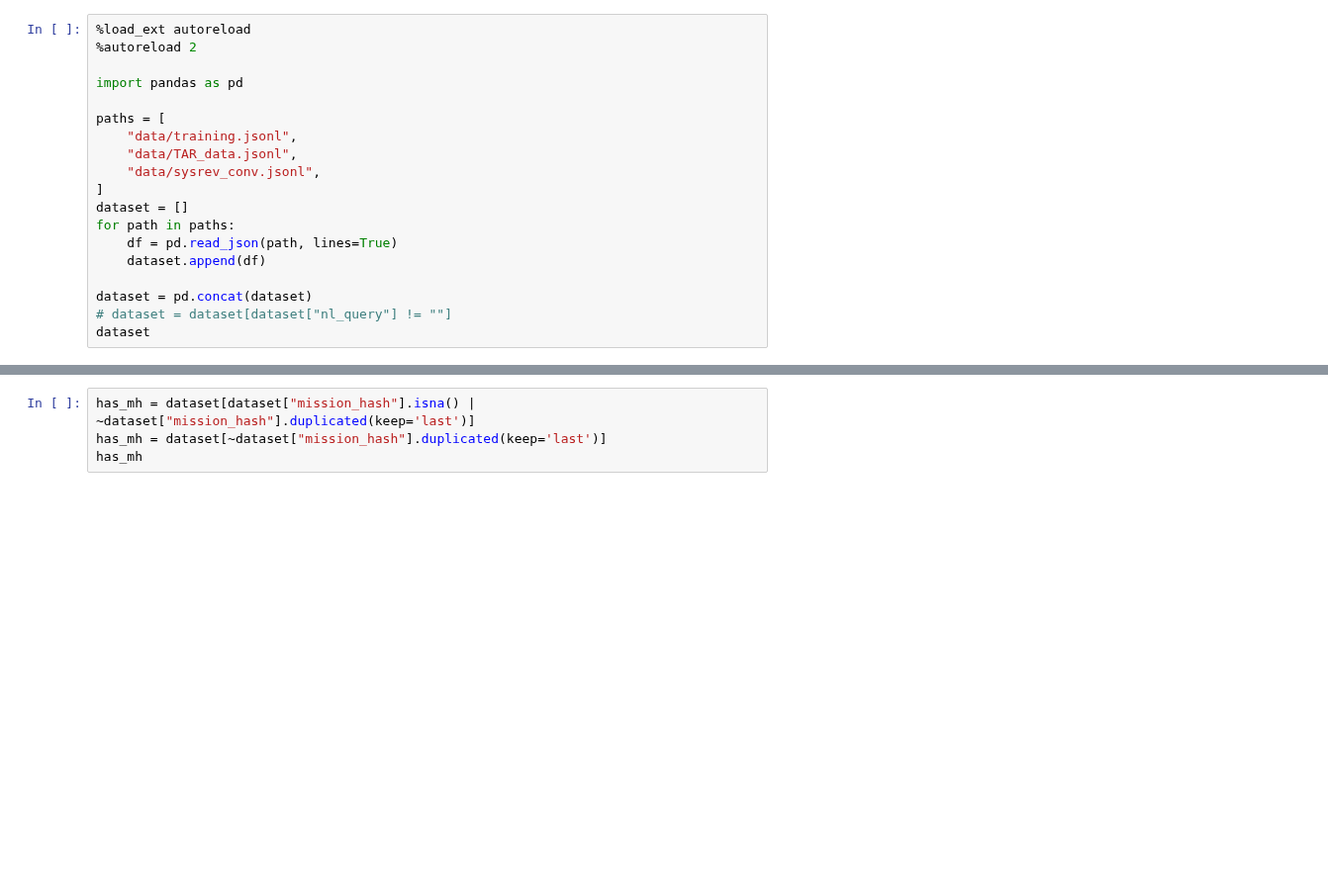
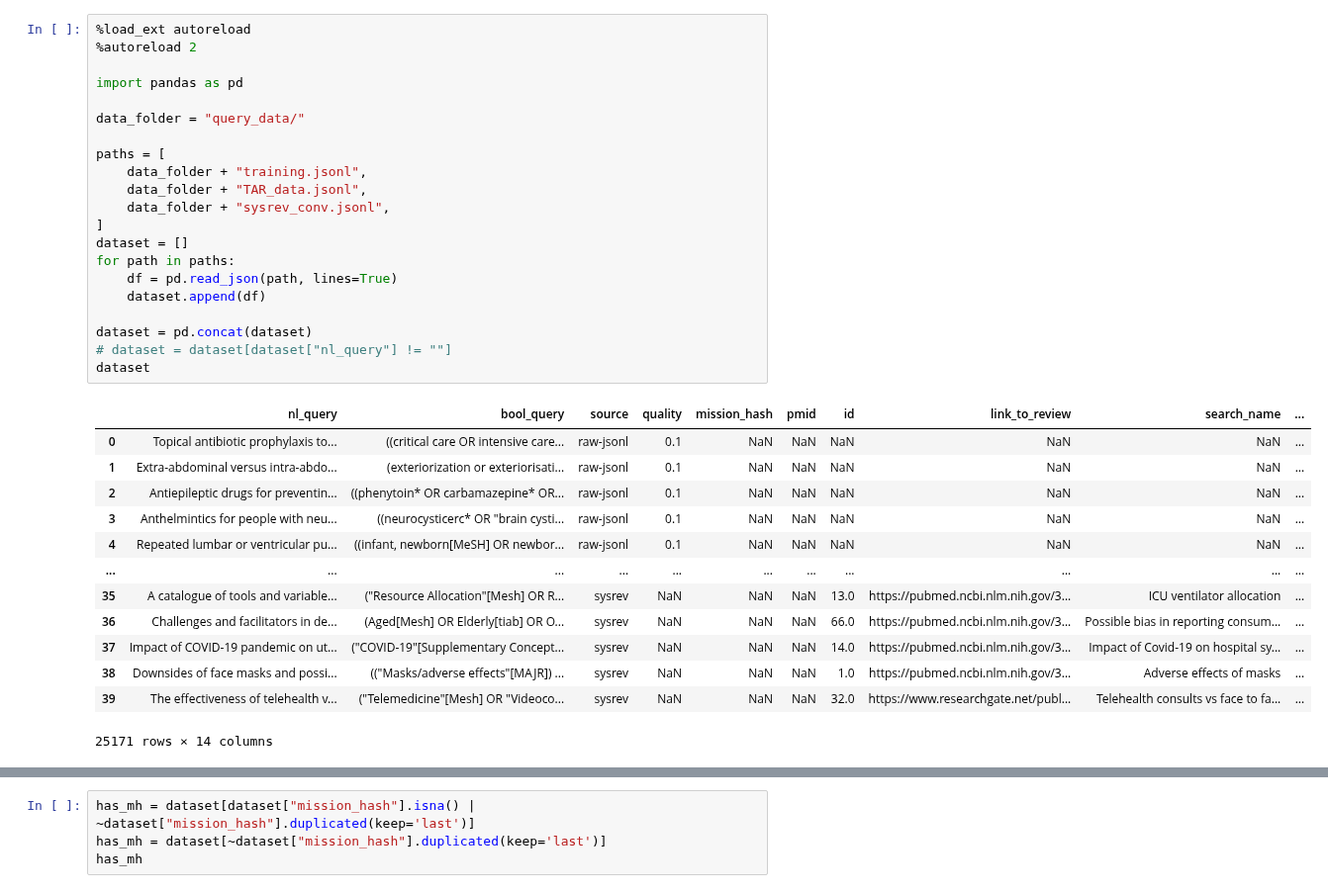
Before and after one commit to hscells-org/project-doehl-boolean-clip, a Jupyter notebook: plotting.ipynb, the cells around one changed output, grey strips where cells are left out. Shown at 99% size. Cells and saved outputs as stored; diff of their text form; blank space fills up the shorter version.

Commit message:
upload query data

```diff
--- a/plotting.ipynb
+++ b/plotting.ipynb
@@ -1,19 +1,35 @@
 # %%
 %load_ext autoreload
 %autoreload 2
 
 import pandas as pd
 
+data_folder = "query_data/"
+
 paths = [
-    "data/training.jsonl",
-    "data/TAR_data.jsonl",
-    "data/sysrev_conv.jsonl",
+    data_folder + "training.jsonl",
+    data_folder + "TAR_data.jsonl",
+    data_folder + "sysrev_conv.jsonl",
 ]
 dataset = []
 for path in paths:
     df = pd.read_json(path, lines=True)
     dataset.append(df)
 
 dataset = pd.concat(dataset)
 # dataset = dataset[dataset["nl_query"] != ""]
 dataset
+# %% [output]
+|  | nl_query | bool_query | source | quality | mission_hash | pmid | id | link_to_review | search_name | ... |
+| 0 | Topical antibiotic prophylaxis to... | ((critical care OR intensive care... | raw-jsonl | 0.1 | NaN | NaN | NaN | NaN | NaN | ... |
+| 1 | Extra-abdominal versus intra-abdo... | (exteriorization or exteriorisati... | raw-jsonl | 0.1 | NaN | NaN | NaN | NaN | NaN | ... |
+| 2 | Antiepileptic drugs for preventin... | ((phenytoin* OR carbamazepine* OR... | raw-jsonl | 0.1 | NaN | NaN | NaN | NaN | NaN | ... |
+| 3 | Anthelmintics for people with neu... | ((neurocysticerc* OR "brain cysti... | raw-jsonl | 0.1 | NaN | NaN | NaN | NaN | NaN | ... |
+| 4 | Repeated lumbar or ventricular pu... | ((infant, newborn[MeSH] OR newbor... | raw-jsonl | 0.1 | NaN | NaN | NaN | NaN | NaN | ... |
+| ... | ... | ... | ... | ... | ... | ... | ... | ... | ... | ... |
+| 35 | A catalogue of tools and variable... | ("Resource Allocation"[Mesh] OR R... | sysrev | NaN | NaN | NaN | 13.0 | https://pubmed.ncbi.nlm.nih.gov/3... | ICU ventilator allocation | ... |
+| 36 | Challenges and facilitators in de... | (Aged[Mesh] OR Elderly[tiab] OR O... | sysrev | NaN | NaN | NaN | 66.0 | https://pubmed.ncbi.nlm.nih.gov/3... | Possible bias in reporting consum... | ... |
+| 37 | Impact of COVID-19 pandemic on ut... | ("COVID-19"[Supplementary Concept... | sysrev | NaN | NaN | NaN | 14.0 | https://pubmed.ncbi.nlm.nih.gov/3... | Impact of Covid-19 on hospital sy... | ... |
+| 38 | Downsides of face masks and possi... | (("Masks/adverse effects"[MAJR]) ... | sysrev | NaN | NaN | NaN | 1.0 | https://pubmed.ncbi.nlm.nih.gov/3... | Adverse effects of masks | ... |
+| 39 | The effectiveness of telehealth v... | ("Telemedicine"[Mesh] OR "Videoco... | sysrev | NaN | NaN | NaN | 32.0 | https://www.researchgate.net/publ... | Telehealth consults vs face to fa... | ... |
+25171 rows × 14 columns
```
Also changed, not shown: parts of 2 cells of this notebook, 7 other files.
